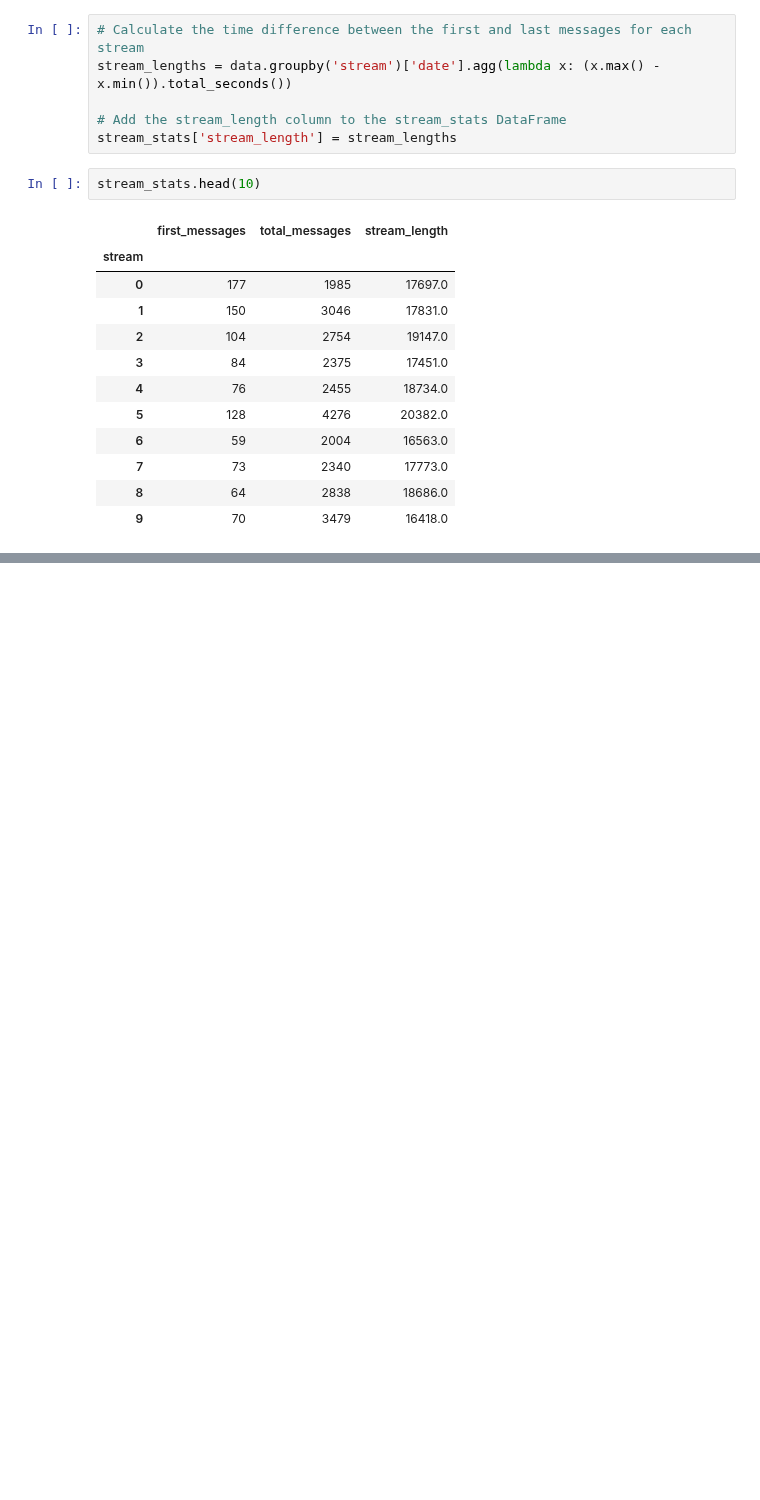
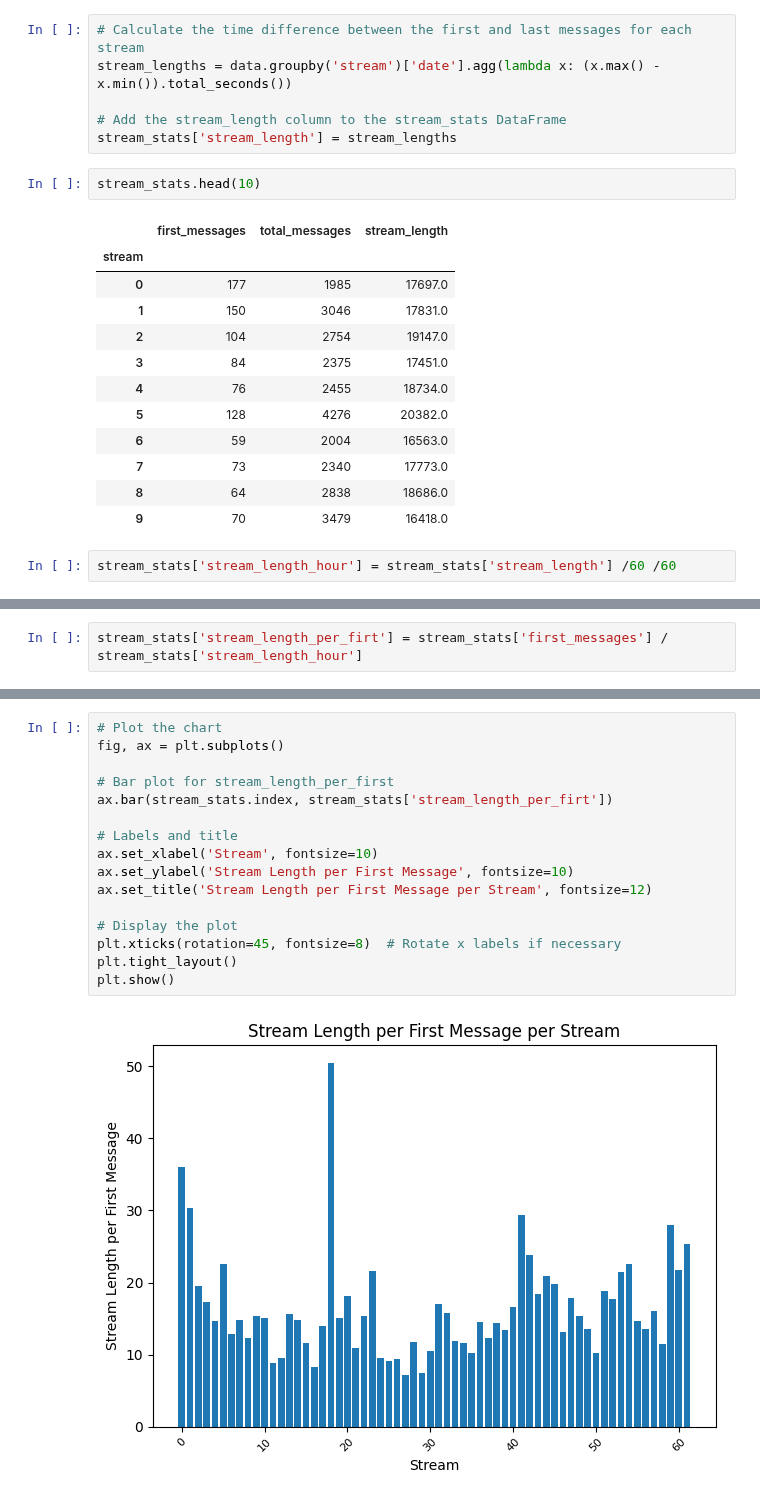
Before and after one commit to balintkardos/ChatlogDorozea, a Jupyter notebook: first_message.ipynb, the cells around one changed output, grey strips where cells are left out. Cells and saved outputs as stored; diff of their text form; blank space fills up the shorter version.

```diff
--- a/first_message.ipynb
+++ b/first_message.ipynb
@@ -189,3 +189,5 @@ stream_stats.head(10)
 | 7 | 73 | 2340 | 17773.0 |
 | 8 | 64 | 2838 | 18686.0 |
 | 9 | 70 | 3479 | 16418.0 |
+# %%
+stream_stats['stream_length_hour'] = stream_stats['stream_length'] /60 /60
@@ -191,0 +204,2 @@ stream_stats.head(10)
+# %%
+stream_stats['stream_length_per_firt'] = stream_stats['first_messages'] / stream_stats['stream_length_hour']
@@ -191,0 +227,18 @@ stream_stats.head(10)
+# %%
+# Plot the chart
+fig, ax = plt.subplots()
+
+# Bar plot for stream_length_per_first
+ax.bar(stream_stats.index, stream_stats['stream_length_per_firt'])
+
+# Labels and title
+ax.set_xlabel('Stream', fontsize=10)
+ax.set_ylabel('Stream Length per First Message', fontsize=10)
+ax.set_title('Stream Length per First Message per Stream', fontsize=12)
+
+# Display the plot
+plt.xticks(rotation=45, fontsize=8)  # Rotate x labels if necessary
+plt.tight_layout()
+plt.show()
+# %% [output]
+[figure, added]
```
Also changed, not shown: parts of 12 cells of this notebook, 2 other files.
